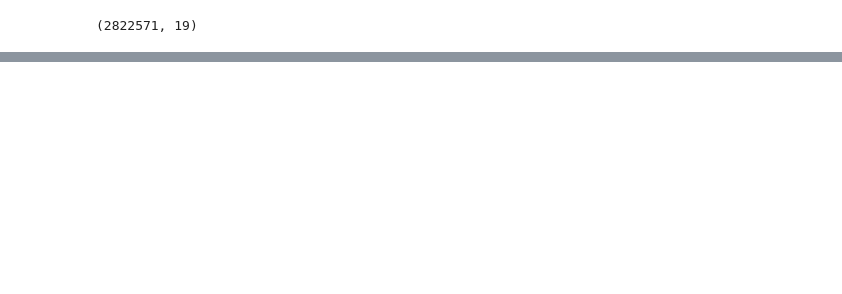
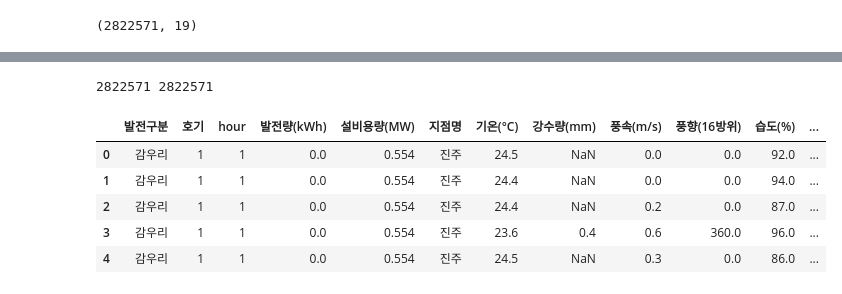
Before and after one commit to seoyoung7879/predict_energy, a Jupyter notebook: 경국/solar_merge/add_forecast/add_sun.ipynb, the cells around one changed output, grey strips where cells are left out. Cells and saved outputs as stored; diff of their text form; code cells hidden in the pictures; blank space fills up the shorter version.

```diff
--- a/경국/solar_merge/add_forecast/add_sun.ipynb
+++ b/경국/solar_merge/add_forecast/add_sun.ipynb
@@ -179,0 +196,72 @@ print(df_1[['발전구분', '준공연도', '연식(년)']].drop_duplicates().so
+# %%
+# original_dict는 이미 제공하신 그대로 사용
+original_dict = {
+    "감우리": {"1": 554},
+    "남제주소내": {"1": 196},
+    "무릉리": {"1": 809},
+    "부산복합자재창고": {"1": 187},
+    "부산본부": {"2": 502},
+    "부산수처리장": {"1": 111},
+    "부산신항": {"1": 115},
+    "부산운동장": {"1": 1400},
+    "삼척소내": {"1": 999, "2": 990, "3": 2002, "4": 2599},
+    "송당리": {"1": 997},
+    "신인천 북측부지": {"1": 365},
+    "신인천소내": {"1": 200},
+    "신인천전망대": {"1": 1742},
+    "신인천해수구취수구": {"1": 907},
+    "신인천 주차장": {"1": 603},
+    "신풍리": {"1": 991},
+    "영월본부": {"1": 40},
+    "영월철도부지": {"1": 1191},
+    "용수리": {"1": 889},
+    "위미2리": {"1": 995},
+    "이천D(백사면B)": {"1": 1000},
+    "이천시 백사면A": {"1": 1834},
+    "익산 다송리": {"1": 893},
+    "인천수산정수장": {"1": 998},
+    "하동공설운동장": {"1": 377},
+    "하동변전소": {"1": 48},
+    "하동보건소": {"1": 41},
+    "하동본부": {"1": 998, "2": 1901, "3": 601, "4": 998, "5": 998, "6": 998},
+    "하동정수장": {"1": 93},
+    "하동하수처리장": {"1": 54},
+    "화촌주민참여형": {"1": 1000},
+    "당진자재창고태양광": {"1": 700},
+    "당진태양광": {"1": 1000},
+    "당진화력수상태양광": {"1": 1000},
+    "울산태양광#1": {"1": 500},
+    "광양항광양냉장태양광": {"1": 700},
+    "광양항어울림태양광": {"1": 600},
+    "수원환경사업소태양광": {"1": 1500},
+    "농촌공진도태양광": {"1": 994},
+}
+# 바꾸기 전 행 개수
+before_count = len(df_1)
+
+# '발전구분'과 '호기'로 설비용량을 매핑해서 값을 대체
+def get_capacity(row):
+    place = row['발전구분']
+    unit = str(row['호기'])
+    if place in original_dict and unit in original_dict[place]:
+        return original_dict[place][unit] / 1000  # MW를 GW로 변환하려면 /1000, MW 그대로면 그대로 반환
+    else:
+        return row['설비용량 (MW)']
+
+df_1['설비용량 (MW)'] = df_1.apply(get_capacity, axis=1)
+
+# 바꾼 후 행 개수
+after_count = len(df_1)
+
+print(before_count, after_count)
+# %% [output]
+2822571 2822571
+# %%
+df_1.head()
+# %% [output]
+|  | 발전구분 | 호기 | hour | 발전량(kWh) | 설비용량(MW) | 지점명 | 기온(°C) | 강수량(mm) | 풍속(m/s) | 풍향(16방위) | 습도(%) | ... |
+| 0 | 감우리 | 1 | 1 | 0.0 | 0.554 | 진주 | 24.5 | NaN | 0.0 | 0.0 | 92.0 | ... |
+| 1 | 감우리 | 1 | 1 | 0.0 | 0.554 | 진주 | 24.4 | NaN | 0.0 | 0.0 | 94.0 | ... |
+| 2 | 감우리 | 1 | 1 | 0.0 | 0.554 | 진주 | 24.4 | NaN | 0.2 | 0.0 | 87.0 | ... |
+| 3 | 감우리 | 1 | 1 | 0.0 | 0.554 | 진주 | 23.6 | 0.4 | 0.6 | 360.0 | 96.0 | ... |
+| 4 | 감우리 | 1 | 1 | 0.0 | 0.554 | 진주 | 24.5 | NaN | 0.3 | 0.0 | 86.0 | ... |
```
Also changed, not shown: parts of 17 cells of this notebook, 5 other files.
